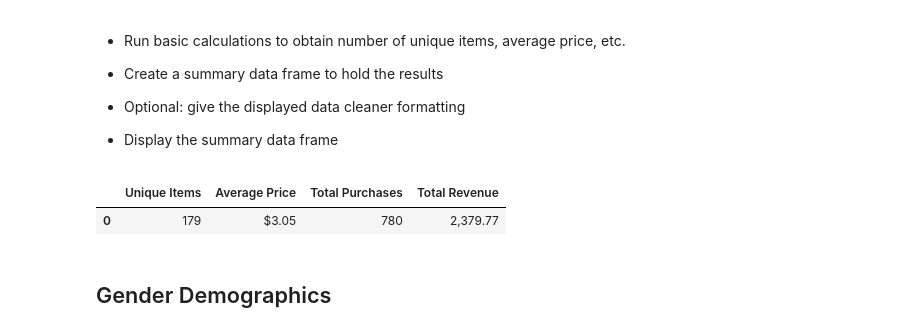
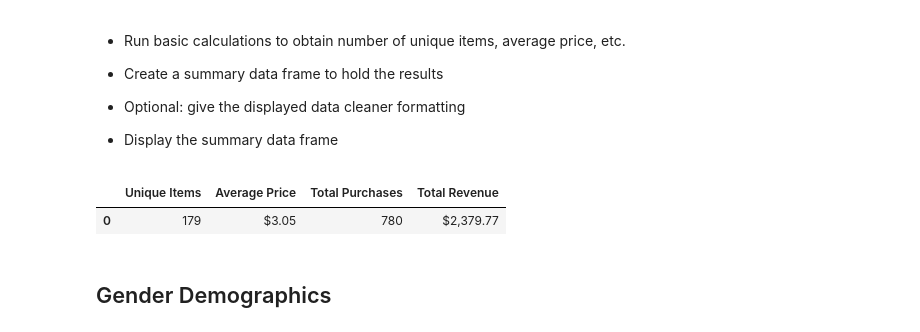
Before and after one commit to cheyroseflammer/pandas-challange, a Jupyter notebook: HereosOfPymoli/HeroesOfPymoli_starter.ipynb, the cells around one changed output. Cells and saved outputs as stored; diff of their text form; code cells hidden in the pictures.

Commit message:
analysis and tables done

```diff
--- a/HereosOfPymoli/HeroesOfPymoli_starter.ipynb
+++ b/HereosOfPymoli/HeroesOfPymoli_starter.ipynb
@@ -49,18 +53,17 @@ total_revenue =purchase_df['Price'].sum()
 # %%
 # Creating clean dataframe to hold results
 purchases_total_df = pd.DataFrame({
     "Unique Items": [unique_items],
     "Average Price": [f'${average_price}'],
     "Total Purchases": [purchases_total],
     "Total Revenue": [total_revenue]
 })
-# Formating thousands
-pd.options.display.float_format = '{:,}'.format
-# Drop
+# Format 'Total Revenue'
+purchases_total_df['Total Revenue'] = purchases_total_df['Total Revenue'].map('${:,.2f}'.format)
 purchases_total_df
 # %% [output]
 |  | Unique Items | Average Price | Total Purchases | Total Revenue |
-| 0 | 179 | $3.05 | 780 | 2,379.77 |
+| 0 | 179 | $3.05 | 780 | $2,379.77 |
 # %% [markdown]
 ## Gender Demographics
 # %% [markdown]
```
Also changed, not shown: parts of 18 cells of this notebook.
